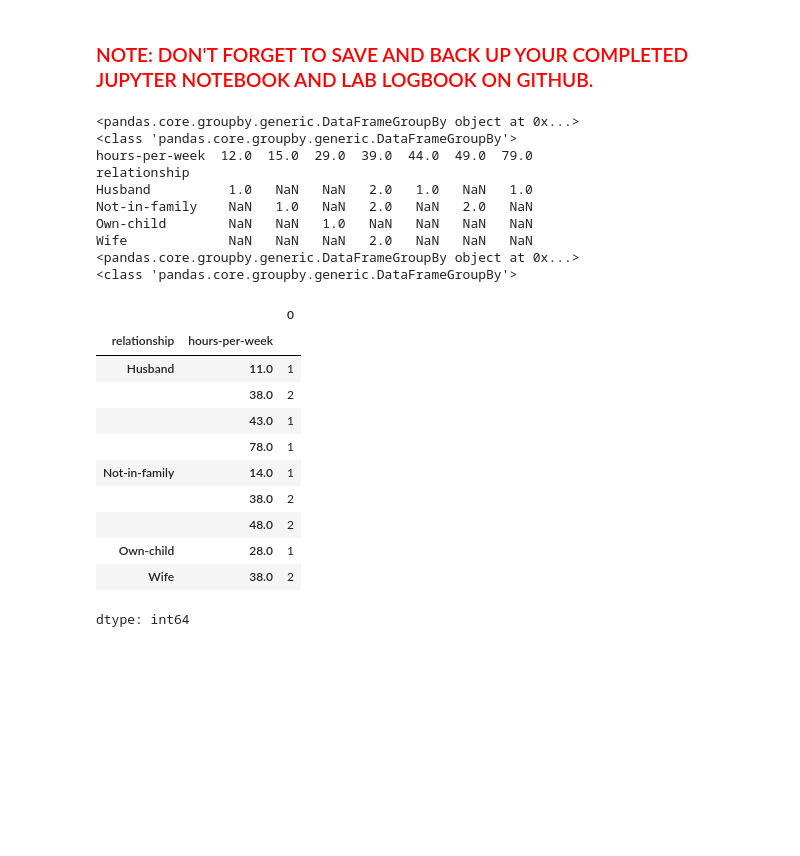
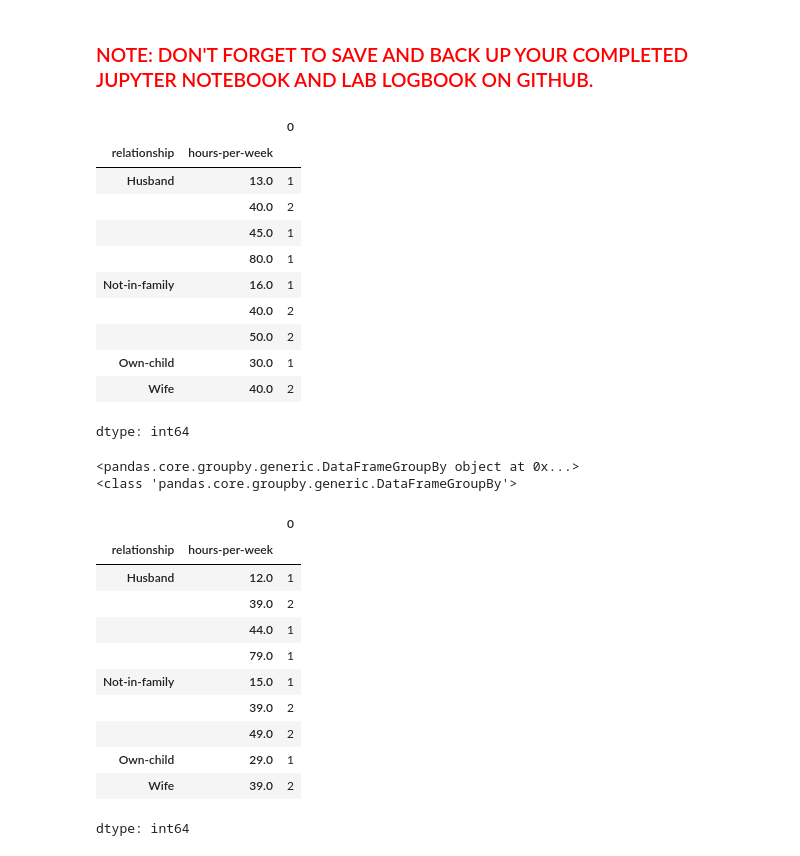
Before and after one commit to Nithya-2-2/MachineLearningInFinance, a Jupyter notebook: Week_2_Pandas_Introduction_ML_in_Finance_Proof_Colab_1.ipynb, the cells around one changed output. Drawn from its saved outputs; the diff is of its cells as text; code cells hidden in the pictures; blank space fills up the shorter version.

```diff
--- a/Week_2_Pandas_Introduction_ML_in_Finance_Proof_Colab_1.ipynb
+++ b/Week_2_Pandas_Introduction_ML_in_Finance_Proof_Colab_1.ipynb
@@ -276,7 +275,7 @@ data
 # %% [markdown]
 .........................................![image.png](embedded-picture-1)
 # %%
-data.drop([16],axis=0, inplace=True)
+data.drop([9,11],axis=0, inplace=True)
 data
 # %% [output]
 |  | age | workclass | fnlwgt | education | education-num | marital-status | occupation | relationship | ... |
@@ -1224,47 +1223,46 @@ data_2.head()
 <html> <h3 style="color:red;">
 NOTE: DON'T FORGET TO SAVE AND BACK UP YOUR COMPLETED JUPYTER NOTEBOOK AND LAB LOGBOOK ON GITHUB.
 </h3> </html>
+# %%
+n = 1 #SID: 2546771
+Group_by_relationship = data.groupby(['relationship','hours-per-week'])
+Group_by_relationship.size()
+# %% [output]
+|  |  | 0 |
+| relationship | hours-per-week |  |
+| Husband | 13.0 | 1 |
+|  | 40.0 | 2 |
+|  | 45.0 | 1 |
+|  | 80.0 | 1 |
+| Not-in-family | 16.0 | 1 |
+|  | 40.0 | 2 |
+|  | 50.0 | 2 |
+| Own-child | 30.0 | 1 |
+| Wife | 40.0 | 2 |
+dtype: int64
 # %%
-
-Group_by_relationship = data.groupby(['relationship','hours-per-week'])
-print(Group_by_relationship)
-print(type(Group_by_relationship))
-Group_by_relationship.size()
-
-Group_by_relationship_DataFrame = Group_by_relationship.size().unstack()
-print(Group_by_relationship_DataFrame)
-
 def reduce_hours(x):
-  n = 1
-  return x-1
+  return x-n
 
 data['hours-per-week']=data['hours-per-week'].apply(reduce_hours)
 data
 
 New_Group_by_relationship = data.groupby(['relationship','hours-per-week'])
 print(New_Group_by_relationship)
 print(type(New_Group_by_relationship))
 New_Group_by_relationship.size()
 # %% [output]
 <pandas.core.groupby.generic.DataFrameGroupBy object at 0x...>
 <class 'pandas.core.groupby.generic.DataFrameGroupBy'>
-hours-per-week  12.0  15.0  29.0  39.0  44.0  49.0  79.0
-relationship
-Husband          1.0   NaN   NaN   2.0   1.0   NaN   1.0
-Not-in-family    NaN   1.0   NaN   2.0   NaN   2.0   NaN
-Own-child        NaN   NaN   1.0   NaN   NaN   NaN   NaN
-Wife             NaN   NaN   NaN   2.0   NaN   NaN   NaN
-<pandas.core.groupby.generic.DataFrameGroupBy object at 0x...>
-<class 'pandas.core.groupby.generic.DataFrameGroupBy'>
 |  |  | 0 |
 | relationship | hours-per-week |  |
-| Husband | 11.0 | 1 |
-|  | 38.0 | 2 |
-|  | 43.0 | 1 |
-|  | 78.0 | 1 |
-| Not-in-family | 14.0 | 1 |
-|  | 38.0 | 2 |
-|  | 48.0 | 2 |
-| Own-child | 28.0 | 1 |
-| Wife | 38.0 | 2 |
+| Husband | 12.0 | 1 |
+|  | 39.0 | 2 |
+|  | 44.0 | 1 |
+|  | 79.0 | 1 |
+| Not-in-family | 15.0 | 1 |
+|  | 39.0 | 2 |
+|  | 49.0 | 2 |
+| Own-child | 29.0 | 1 |
+| Wife | 39.0 | 2 |
 dtype: int64
```
Also changed, not shown: parts of 1 cell of this notebook.
